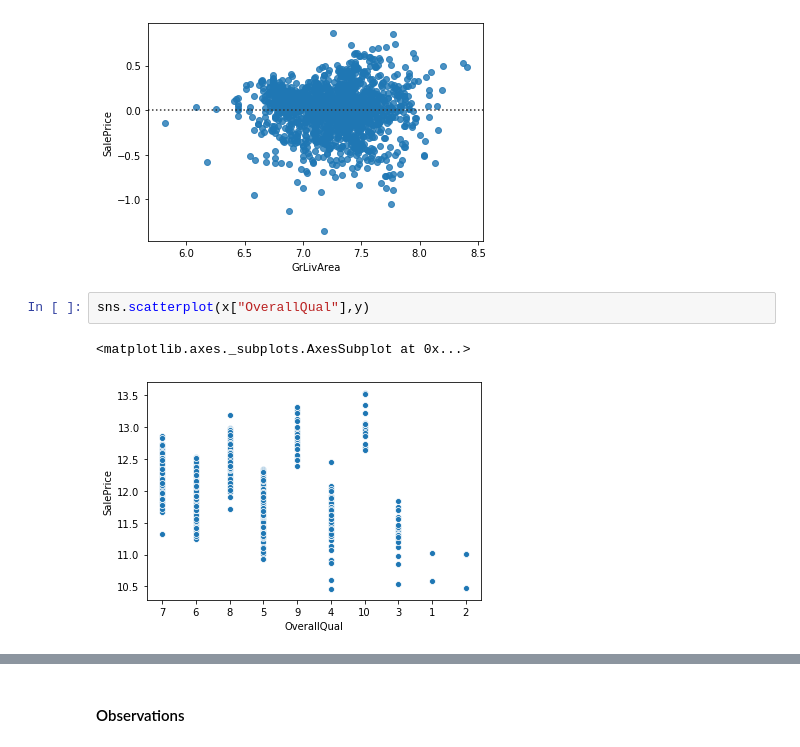
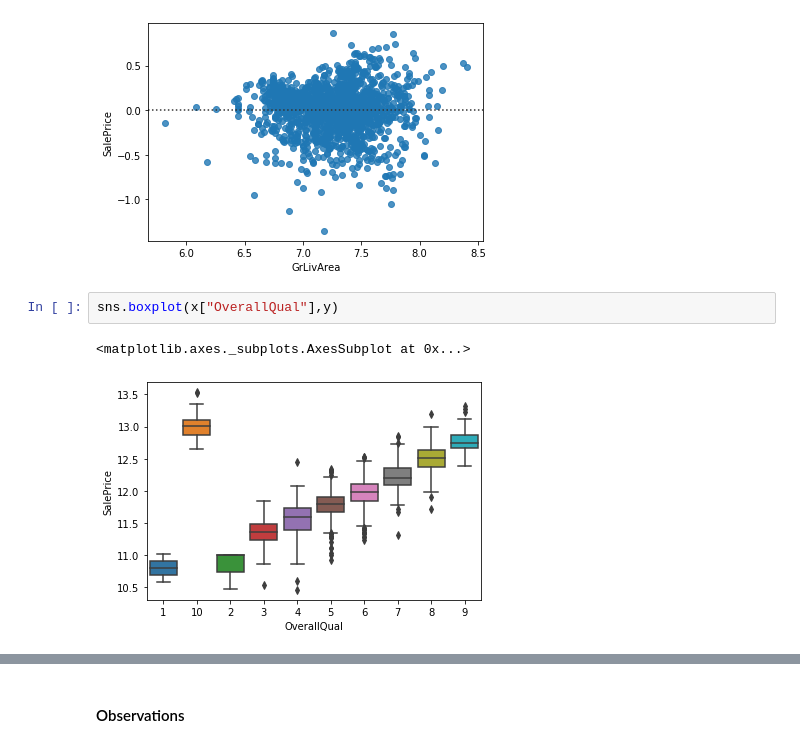
Before and after one commit to tomarST/Kaggle-Housing-Prices-Advanced-Regression-Techniques, a Jupyter notebook: KaggleCompetitionsAdvancedRegressionTechniquesforPredictionHousePrices.ipynb, the cells around one changed output, grey strips where cells are left out. Cells and saved outputs as stored; diff of their text form.

```diff
--- a/KaggleCompetitionsAdvancedRegressionTechniquesforPredictionHousePrices.ipynb
+++ b/KaggleCompetitionsAdvancedRegressionTechniquesforPredictionHousePrices.ipynb
@@ -293,7 +293,7 @@ sns.residplot(x["GrLivArea"],y)
 <matplotlib.axes._subplots.AxesSubplot at 0x...>
 [figure]
 # %%
-sns.scatterplot(x["OverallQual"],y)
+sns.boxplot(x["OverallQual"],y)
 # %% [output]
 <matplotlib.axes._subplots.AxesSubplot at 0x...>
-[figure, old version]
+[figure, new version]
```
Also changed, not shown: parts of 9 cells of this notebook.
